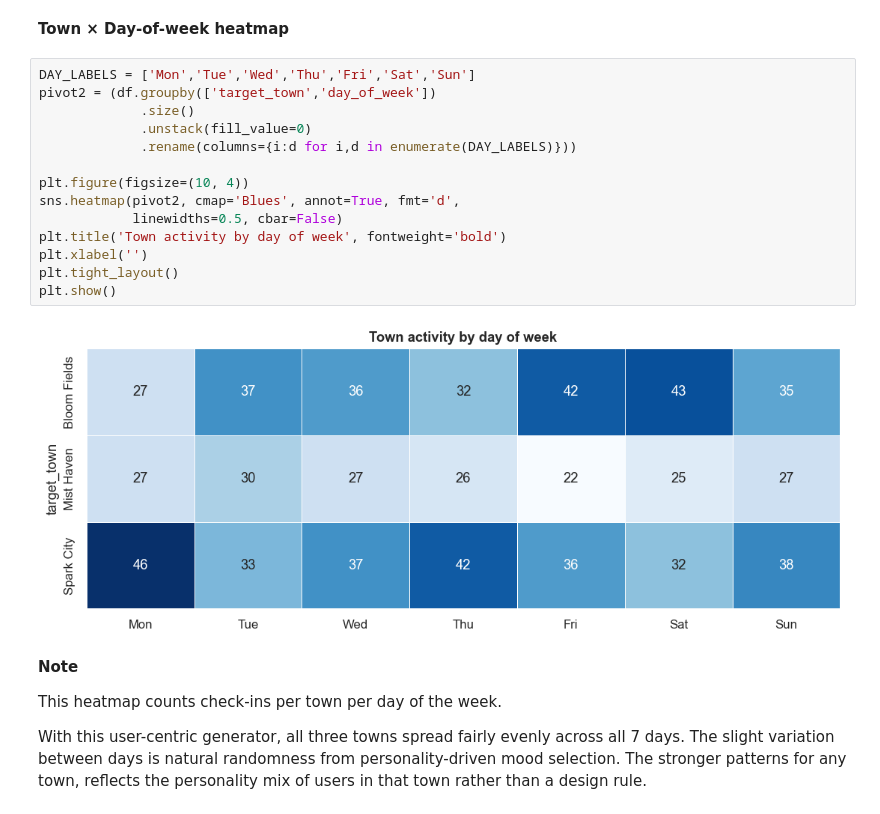
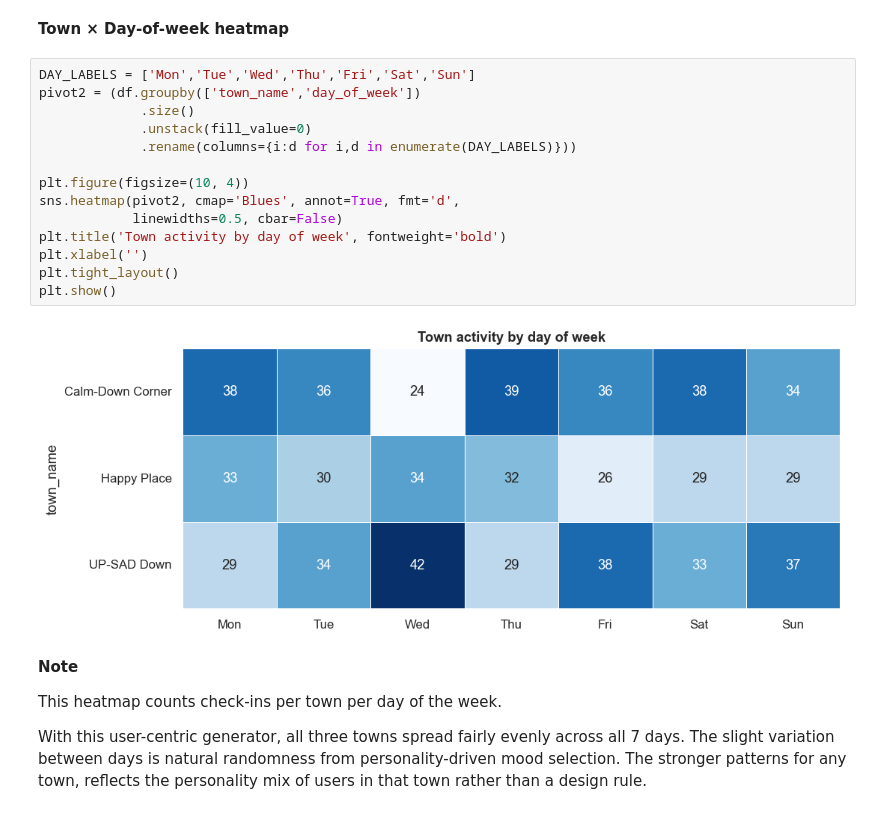
Before and after one commit to Dima-Bulavenko/mood_swings, a Jupyter notebook: notebooks/MoodSwings.ipynb, the cells around one changed output. Cells and saved outputs as stored; diff of their text form.

```diff
--- a/notebooks/MoodSwings.ipynb
+++ b/notebooks/MoodSwings.ipynb
@@ -321,20 +345,20 @@ The aggregate hourly curve reflects the combined weight of all personality types
 **Town × Day-of-week heatmap**
 # %%
 DAY_LABELS = ['Mon','Tue','Wed','Thu','Fri','Sat','Sun']
-pivot2 = (df.groupby(['target_town','day_of_week'])
+pivot2 = (df.groupby(['town_name','day_of_week'])
              .size()
              .unstack(fill_value=0)
              .rename(columns={i:d for i,d in enumerate(DAY_LABELS)}))
 
 plt.figure(figsize=(10, 4))
 sns.heatmap(pivot2, cmap='Blues', annot=True, fmt='d',
             linewidths=0.5, cbar=False)
 plt.title('Town activity by day of week', fontweight='bold')
 plt.xlabel('')
 plt.tight_layout()
 plt.show()
 # %% [output]
-[figure, old version]
+[figure, new version]
 # %% [markdown]
 **Note**
 
```
Also changed, not shown: parts of 9 cells of this notebook, 8 other files.
